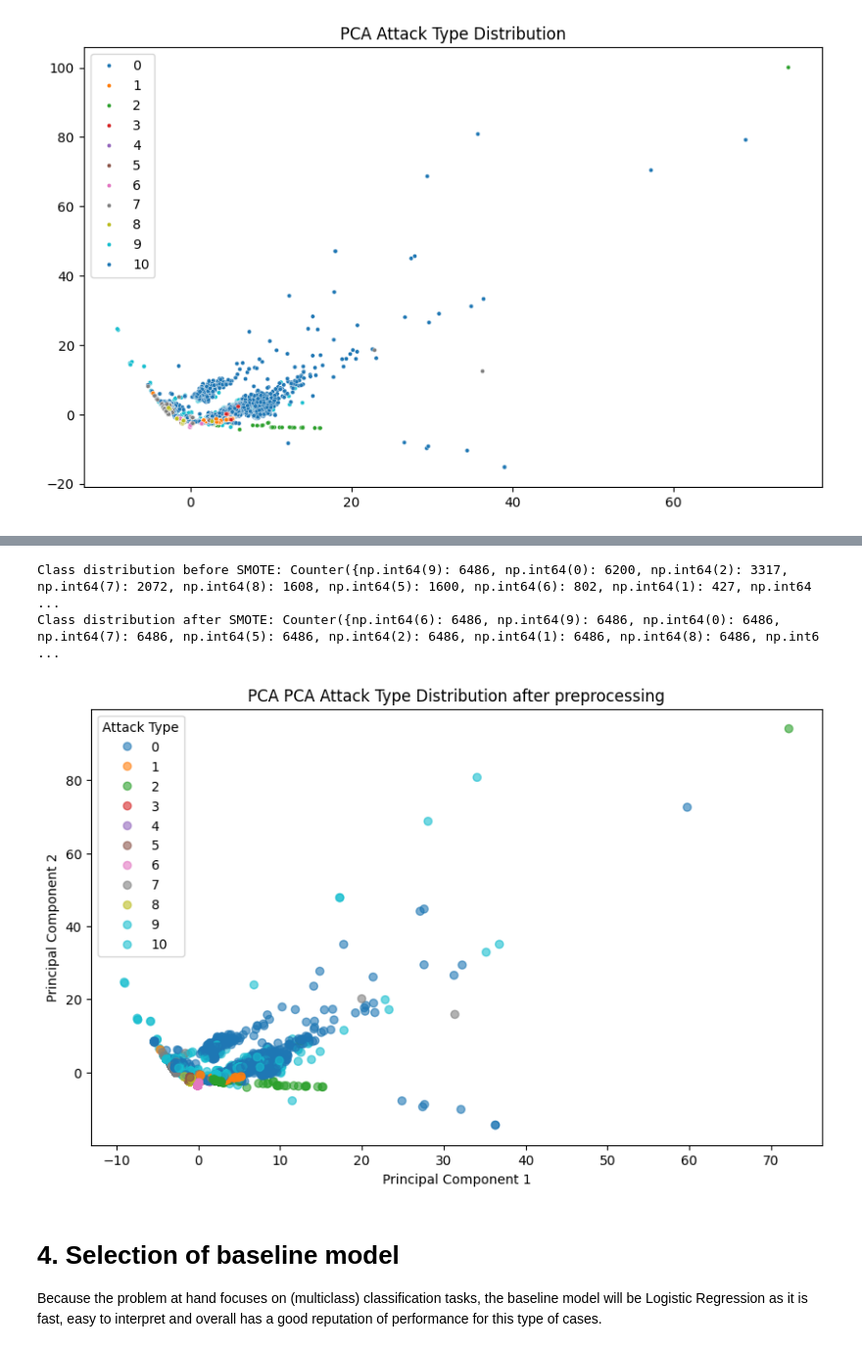
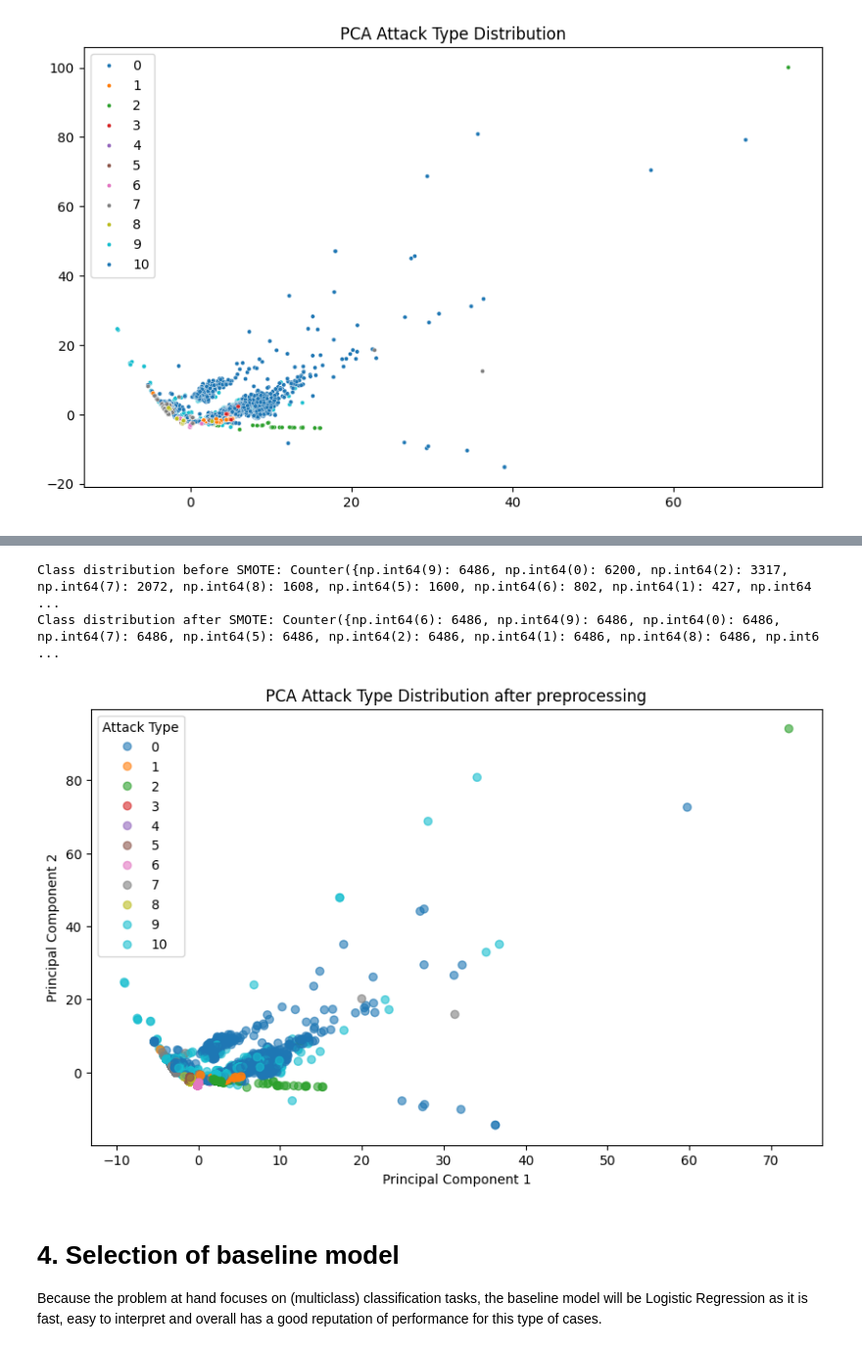
Before and after one commit to Andriguez/Machine-Learning-Project, a Jupyter notebook: notebook/project-notebook_v2.ipynb, the cells around one changed output, grey strips where cells are left out. Shown at 98% size. Cells and saved outputs as stored; diff of their text form; code cells hidden in the pictures.

```diff
--- a/notebook/project-notebook_v2.ipynb
+++ b/notebook/project-notebook_v2.ipynb
@@ -202,35 +202,35 @@ X_test_scaled = scaler.transform(X_test)
 #Visualizing feature distributions after scaling
 scaled_df = pd.DataFrame(X_train_scaled, columns=X.columns)
 
 scaled_df.hist(figsize=(25,25), bins=50)
 plt.suptitle("Feature Distributions AFTER Scaling", fontsize=16)
 plt.show()
 
 #Using SMote to balance the dataset
 smote = SMOTE(random_state=42)
 X_train_balanced, y_train_balanced = smote.fit_resample(X_train_scaled, y_train)
 
 
 #class distribution before and after SMOTE
 print("Class distribution before SMOTE:", Counter(y_train))
 print("Class distribution after SMOTE:", Counter(y_train_balanced))
 
 
 pca = PCA(n_components=2)
 X_pca = pca.fit_transform(X_train_scaled)
 
 plt.figure(figsize=(10,6))
 scatter = plt.scatter(X_pca[:,0], X_pca[:,1], c=y_train, cmap='tab10', alpha=0.6)
-plt.title("PCA PCA Attack Type Distribution after preprocessing")
+plt.title("PCA Attack Type Distribution after preprocessing")
 plt.xlabel("Principal Component 1")
 plt.ylabel("Principal Component 2")
 plt.legend(*scatter.legend_elements(), title="Attack Type")
 plt.show()
 # %% [output]
 [figure]
 Class distribution before SMOTE: Counter({np.int64(9): 6486, np.int64(0): 6200, np.int64(2): 3317, np.int64(7): 2072, np.int64(8): 1608, np.int64(5): 1600, np.int64(6): 802, np.int64(1): 427, np.int64 ...
 Class distribution after SMOTE: Counter({np.int64(6): 6486, np.int64(9): 6486, np.int64(0): 6486, np.int64(7): 6486, np.int64(5): 6486, np.int64(2): 6486, np.int64(1): 6486, np.int64(8): 6486, np.int6 ...
-[figure, old version]
+[figure, new version]
 # %% [markdown]
 # 4. Selection of baseline model
 Because the problem at hand focuses on (multiclass) classification tasks, the baseline model will be Logistic Regression as it is fast, easy to interpret and overall has a good reputation of performance for this type of cases.
```
Also changed, not shown: parts of 2 cells of this notebook.
